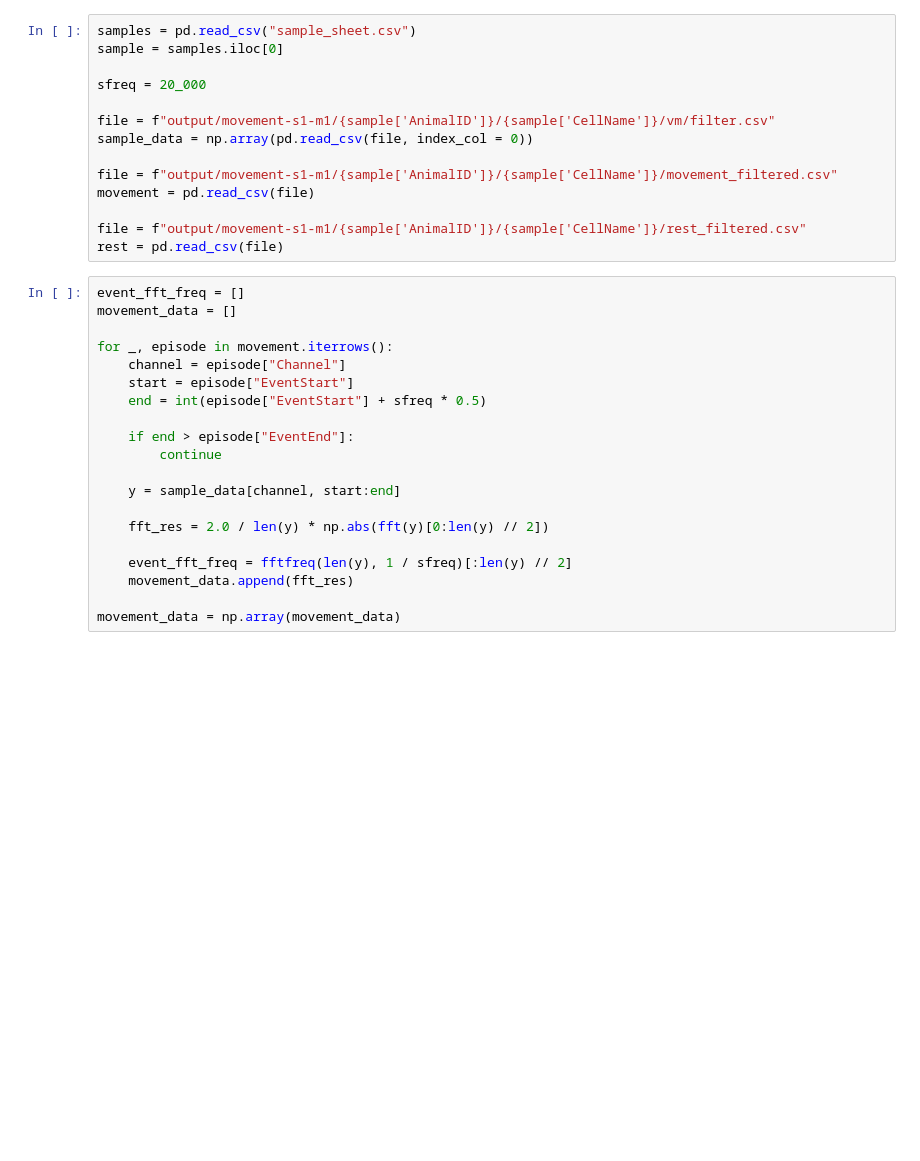
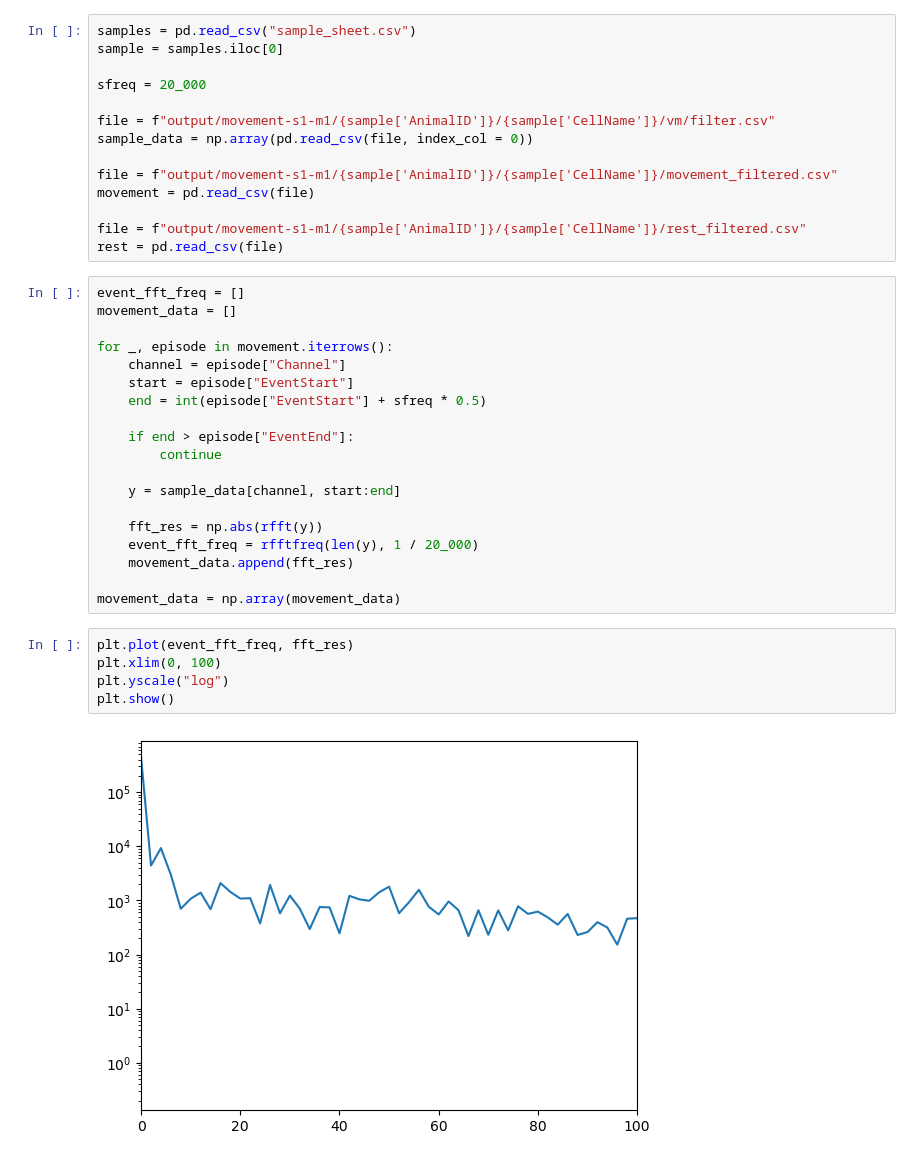
Before and after one commit to kerseviciute/movement-s1-m1, a Jupyter notebook: notebooks/09_fft.ipynb, the cells around one changed output. Drawn from its saved outputs; the diff is of its cells as text; blank space fills up the shorter version.

```diff
--- a/notebooks/09_fft.ipynb
+++ b/notebooks/09_fft.ipynb
@@ -42,12 +42,18 @@ for _, episode in movement.iterrows():
 
     y = sample_data[channel, start:end]
 
-    fft_res = 2.0 / len(y) * np.abs(fft(y)[0:len(y) // 2])
-
-    event_fft_freq = fftfreq(len(y), 1 / sfreq)[:len(y) // 2]
+    fft_res = np.abs(rfft(y))
+    event_fft_freq = rfftfreq(len(y), 1 / 20_000)
     movement_data.append(fft_res)
 
 movement_data = np.array(movement_data)
+# %%
+plt.plot(event_fft_freq, fft_res)
+plt.xlim(0, 100)
+plt.yscale("log")
+plt.show()
+# %% [output]
+[figure, added]
 # %%
 rest_data = []
 
```
Also changed, not shown: parts of 3 cells of this notebook, 2 other files.
